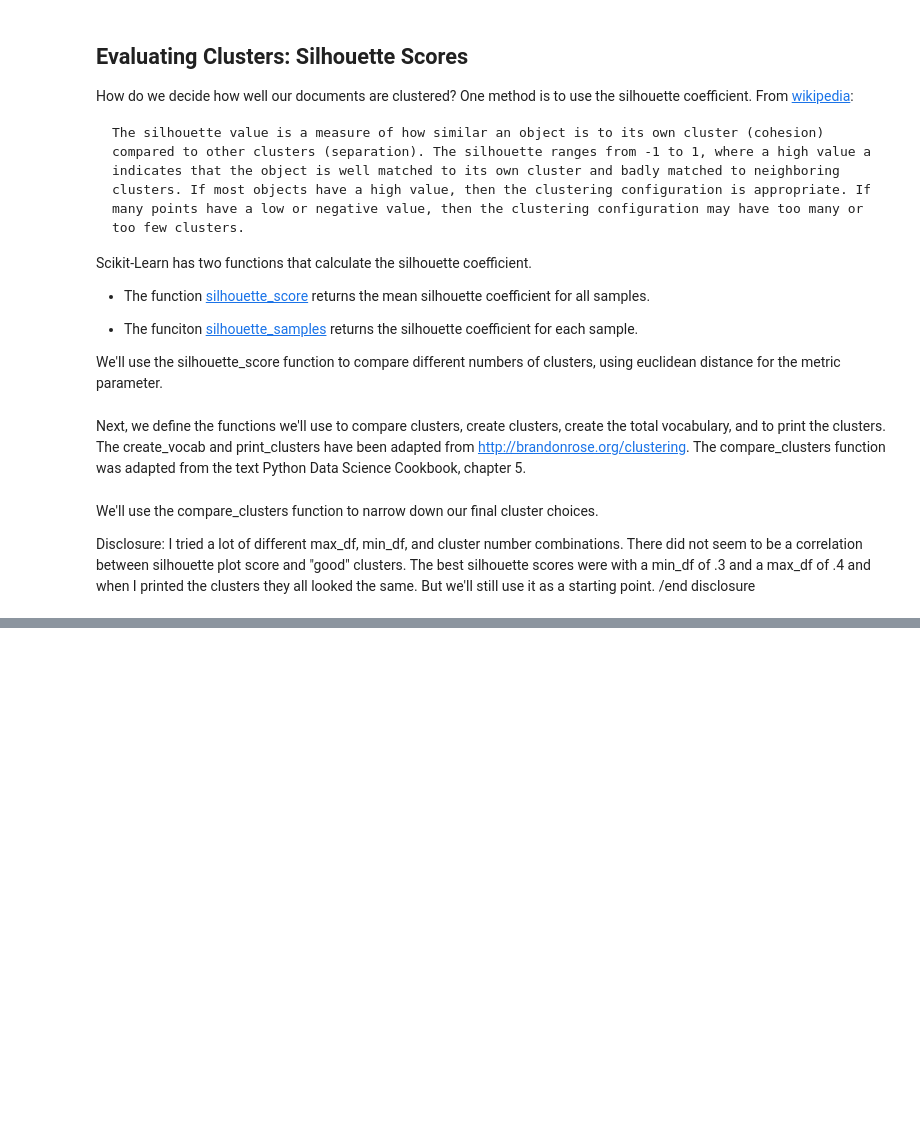
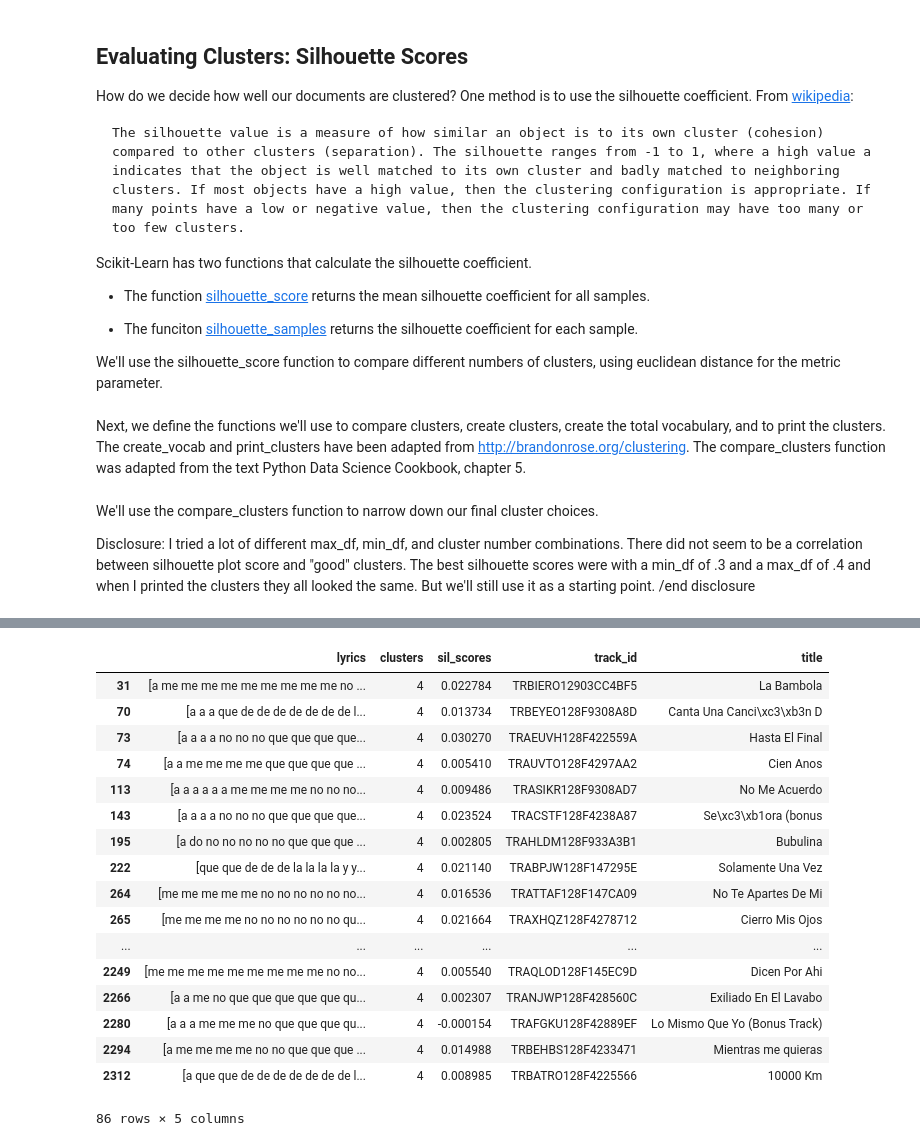
Before and after one commit to ezriah/MillionSongs, a Jupyter notebook: Project-Lyrics-Cluster-Analysis.ipynb, the cells around one changed output, grey strips where cells are left out. Saved outputs shown, nothing was run; the diff lists cells and outputs as text; code cells hidden in the pictures; blank space fills up the shorter version.

Commit message:
show clusters

```diff
--- a/Project-Lyrics-Cluster-Analysis.ipynb
+++ b/Project-Lyrics-Cluster-Analysis.ipynb
@@ -477,8 +390,0 @@ Name: clusters, dtype: int64
-# %%
-num_clusters = 31
-cluster_output = create_clusters(lyrics, tracks, num_clusters, .8, .0)
-clus_df = cluster_output[0]
-terms = cluster_output[1]
-km = cluster_output[2]
-print_clusters(lyrics, terms, km)
-clus_df['clusters'].value_counts()
@@ -519,0 +391,3 @@ Name: clusters, dtype: int64
+# %%
+clus_df.columns = ['lyrics', 'clusters',  'sil_scores', 'track_id']
+clus_df.head()
@@ -519,0 +401,6 @@ Name: clusters, dtype: int64
+# %%
+save_load_path = '../Data/MillionSongSubset/data'
+project_df = pd.read_pickle(save_load_path+'/project_df.pkl')
+new_df = pd.DataFrame(project_df['track_id'].map(lambda x: str(x)[2:len(x)+2]))
+new_df['title'] = project_df['title'].map(lambda x: str(x)[2:len(x)+2])
+new_df.head()
@@ -519,0 +414,24 @@ Name: clusters, dtype: int64
+# %%
+title_clusters = clus_df.merge(new_df, how='inner', on='track_id')
+# %%
+clus4 = title_clusters.loc[title_clusters['clusters'] == 4]
+clus4
+# %% [output]
+|  | lyrics | clusters | sil_scores | track_id | title |
+| 31 | [a me me me me me me me me me no ... | 4 | 0.022784 | TRBIERO12903CC4BF5 | La Bambola |
+| 70 | [a a a que de de de de de de de l... | 4 | 0.013734 | TRBEYEO128F9308A8D | Canta Una Canci\xc3\xb3n D |
+| 73 | [a a a a no no no que que que que... | 4 | 0.030270 | TRAEUVH128F422559A | Hasta El Final |
+| 74 | [a a me me me me que que que que ... | 4 | 0.005410 | TRAUVTO128F4297AA2 | Cien Anos |
+| 113 | [a a a a a a me me me me no no no... | 4 | 0.009486 | TRASIKR128F9308AD7 | No Me Acuerdo |
+| 143 | [a a a a no no no que que que que... | 4 | 0.023524 | TRACSTF128F4238A87 | Se\xc3\xb1ora (bonus |
+| 195 | [a do no no no no no que que que ... | 4 | 0.002805 | TRAHLDM128F933A3B1 | Bubulina |
+| 222 | [que que de de de la la la la y y... | 4 | 0.021140 | TRABPJW128F147295E | Solamente Una Vez |
+| 264 | [me me me me me no no no no no no... | 4 | 0.016536 | TRATTAF128F147CA09 | No Te Apartes De Mi |
+| 265 | [me me me me no no no no no no qu... | 4 | 0.021664 | TRAXHQZ128F4278712 | Cierro Mis Ojos |
+| ... | ... | ... | ... | ... | ... |
+| 2249 | [me me me me me me me me me no no... | 4 | 0.005540 | TRAQLOD128F145EC9D | Dicen Por Ahi |
+| 2266 | [a a me no que que que que que qu... | 4 | 0.002307 | TRANJWP128F428560C | Exiliado En El Lavabo |
+| 2280 | [a a a me me me no que que que qu... | 4 | -0.000154 | TRAFGKU128F42889EF | Lo Mismo Que Yo (Bonus Track) |
+| 2294 | [a me me me me no no que que que ... | 4 | 0.014988 | TRBEHBS128F4233471 | Mientras me quieras |
+| 2312 | [a que que de de de de de de de l... | 4 | 0.008985 | TRBATRO128F4225566 | 10000 Km |
+86 rows × 5 columns
```
Also changed, not shown: parts of 17 cells of this notebook.
